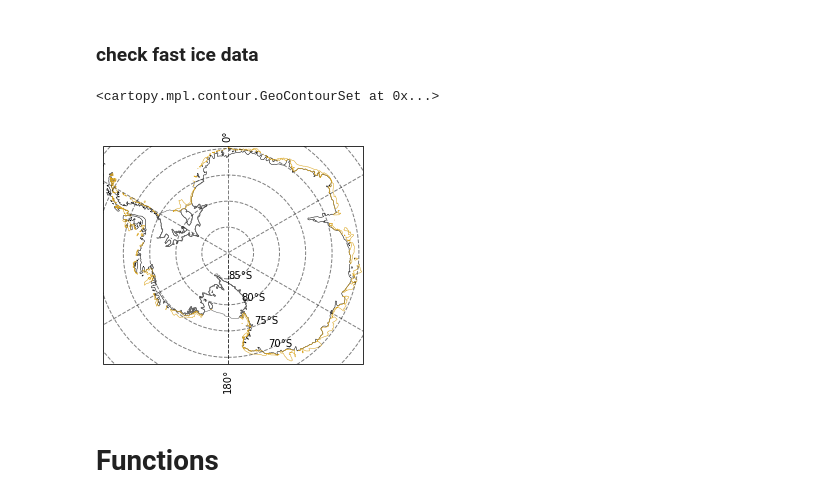
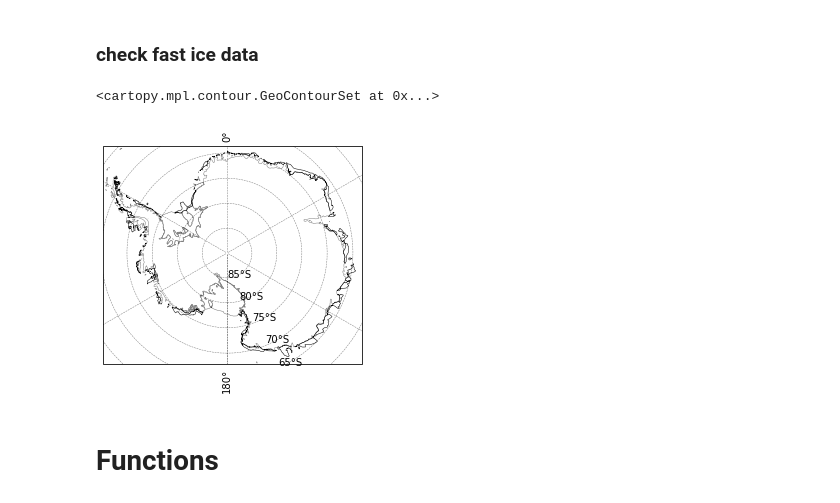
Before and after one commit to sfiddes/code_for_publications, a Jupyter notebook: fast_ice_review/CMIP6_fast_ice_review.ipynb, the cells around one changed output. Cells and saved outputs as stored; diff of their text form; code cells hidden in the pictures.

Commit message:
Update plot extents, colours & add baseline means

```diff
--- a/fast_ice_review/CMIP6_fast_ice_review.ipynb
+++ b/fast_ice_review/CMIP6_fast_ice_review.ipynb
@@ -38,18 +38,18 @@ fast_ice.iceshelfmask.values[fast_ice.latitude.values > -75] = np.nan
 ### check fast ice data
 # %%
 ax = plt.subplot(111, projection=ccrs.SouthPolarStereo())
-ax.set_extent([-2690554, 2933445, -2389655, 2309344], ccrs.SouthPolarStereo(central_longitude=0.0))
+ax.set_extent([-2790554, 3033445, -2489655, 2409344], ccrs.SouthPolarStereo(central_longitude=0.0))
 ax.gridlines(crs=ccrs.PlateCarree(), draw_labels=True,
-              linewidth=1, color='black', alpha=0.5, linestyle='--')
-ax.coastlines(linewidths=[0.5])
+              linewidth=0.5, color='black', alpha=0.5, linestyle='--')
+ax.coastlines(linewidths=[0.5],color='grey')
 
 plt.contour(fast_ice.longitude,fast_ice.latitude,fast_ice.iceshelfmask.fillna(0),
-           levels=[1],colors=['dimgrey'],linewidths=[0.5],transform=ccrs.PlateCarree())
+           levels=[1],colors=['grey'],linewidths=[0.5],transform=ccrs.PlateCarree())
 plt.contour(fast_ice.longitude,fast_ice.latitude,fast_ice.persistence,
-           levels=[0.25],colors=['goldenrod'],linewidths=[0.5],transform=ccrs.PlateCarree())
+           levels=[0.25],colors=['black'],linewidths=[0.5],transform=ccrs.PlateCarree())
 # %% [output]
 <cartopy.mpl.contour.GeoContourSet at 0x...>
-[figure, old version]
+[figure, new version]
 # %% [markdown]
 # Functions
 # %%
```
Also changed, not shown: parts of 21 cells of this notebook.
